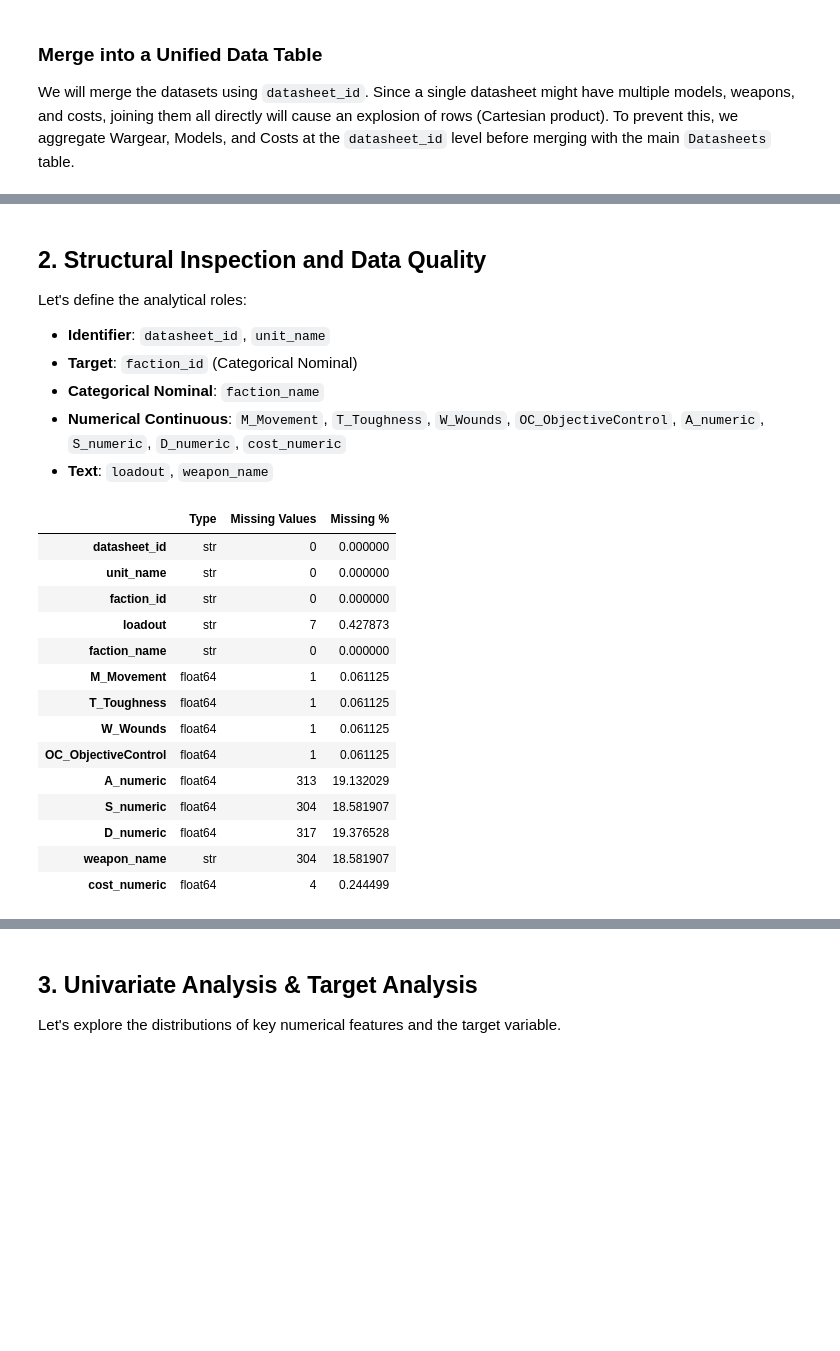
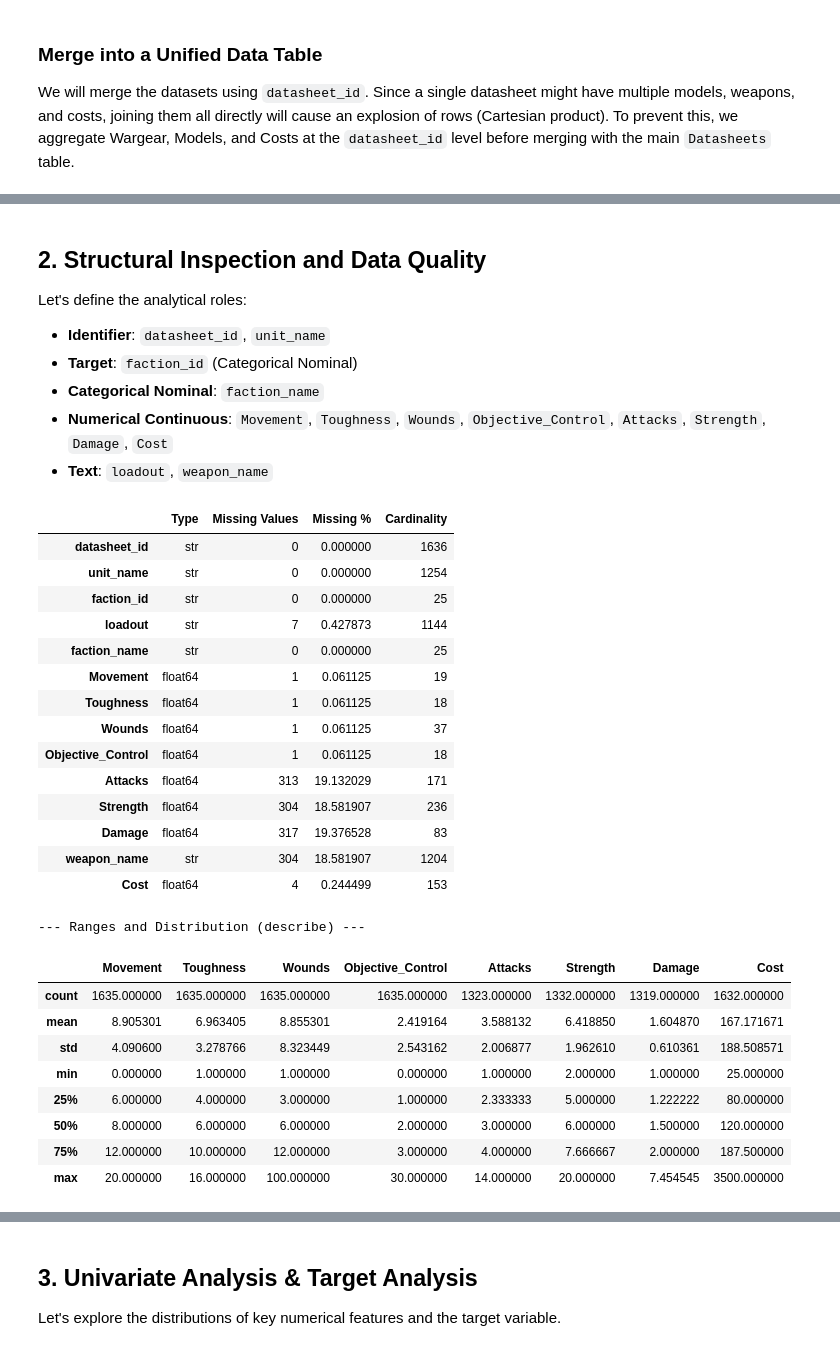
Before and after one commit to JeanJedsonn/Machine_Learning_Parte1V4, a Jupyter notebook: Warhammer40k_EDA.ipynb, the cells around one changed output, grey strips where cells are left out. Saved outputs shown, nothing was run; the diff lists cells and outputs as text; code cells hidden in the pictures; blank space fills up the shorter version.

```diff
--- a/Warhammer40k_EDA.ipynb
+++ b/Warhammer40k_EDA.ipynb
@@ -104,6 +134,18 @@ data = data.merge(models_agg, on='datasheet_id', how='left')
 data = data.merge(wargear_agg, on='datasheet_id', how='left')
 data = data.merge(costs_agg, on='datasheet_id', how='left')
 
+# Rename columns for clarity in plots
+data = data.rename(columns={
+    'M_Movement': 'Movement',
+    'T_Toughness': 'Toughness',
+    'W_Wounds': 'Wounds',
+    'OC_ObjectiveControl': 'Objective_Control',
+    'A_numeric': 'Attacks',
+    'S_numeric': 'Strength',
+    'D_numeric': 'Damage',
+    'cost_numeric': 'Cost'
+})
+
 print(f"Final merged dataset shape: {data.shape}")
 display(data.head())
 # %% [output]
@@ -120,30 +162,44 @@ Let's define the analytical roles:
 - **Identifier**: `datasheet_id`, `unit_name`
 - **Target**: `faction_id` (Categorical Nominal)
 - **Categorical Nominal**: `faction_name`
-- **Numerical Continuous**: `M_Movement`, `T_Toughness`, `W_Wounds`, `OC_ObjectiveControl`, `A_numeric`, `S_numeric`, `D_numeric`, `cost_numeric`
+- **Numerical Continuous**: `Movement`, `Toughness`, `Wounds`, `Objective_Control`, `Attacks`, `Strength`, `Damage`, `Cost`
 - **Text**: `loadout`, `weapon_name`
 # %%
 # Data Types and Missing Values
 quality_df = pd.DataFrame({
     'Type': data.dtypes,
     'Missing Values': data.isnull().sum(),
-    'Missing %': (data.isnull().sum() / len(data)) * 100
+    'Missing %': (data.isnull().sum() / len(data)) * 100,
+    'Cardinality': data.nunique()
 })
 display(quality_df)
+
+print("\n--- Ranges and Distribution (describe) ---")
+display(data.describe())
 # %% [output]
-|  | Type | Missing Values | Missing % |
-| datasheet_id | str | 0 | 0.000000 |
-| unit_name | str | 0 | 0.000000 |
-| faction_id | str | 0 | 0.000000 |
-| loadout | str | 7 | 0.427873 |
-| faction_name | str | 0 | 0.000000 |
-| M_Movement | float64 | 1 | 0.061125 |
-| T_Toughness | float64 | 1 | 0.061125 |
-| W_Wounds | float64 | 1 | 0.061125 |
-| OC_ObjectiveControl | float64 | 1 | 0.061125 |
-| A_numeric | float64 | 313 | 19.132029 |
-| S_numeric | float64 | 304 | 18.581907 |
-| D_numeric | float64 | 317 | 19.376528 |
-| weapon_name | str | 304 | 18.581907 |
-| cost_numeric | float64 | 4 | 0.244499 |
+|  | Type | Missing Values | Missing % | Cardinality |
+| datasheet_id | str | 0 | 0.000000 | 1636 |
+| unit_name | str | 0 | 0.000000 | 1254 |
+| faction_id | str | 0 | 0.000000 | 25 |
+| loadout | str | 7 | 0.427873 | 1144 |
+| faction_name | str | 0 | 0.000000 | 25 |
+| Movement | float64 | 1 | 0.061125 | 19 |
+| Toughness | float64 | 1 | 0.061125 | 18 |
+| Wounds | float64 | 1 | 0.061125 | 37 |
+| Objective_Control | float64 | 1 | 0.061125 | 18 |
+| Attacks | float64 | 313 | 19.132029 | 171 |
+| Strength | float64 | 304 | 18.581907 | 236 |
+| Damage | float64 | 317 | 19.376528 | 83 |
+| weapon_name | str | 304 | 18.581907 | 1204 |
+| Cost | float64 | 4 | 0.244499 | 153 |
+--- Ranges and Distribution (describe) ---
+|  | Movement | Toughness | Wounds | Objective_Control | Attacks | Strength | Damage | Cost |
+| count | 1635.000000 | 1635.000000 | 1635.000000 | 1635.000000 | 1323.000000 | 1332.000000 | 1319.000000 | 1632.000000 |
+| mean | 8.905301 | 6.963405 | 8.855301 | 2.419164 | 3.588132 | 6.418850 | 1.604870 | 167.171671 |
+| std | 4.090600 | 3.278766 | 8.323449 | 2.543162 | 2.006877 | 1.962610 | 0.610361 | 188.508571 |
+| min | 0.000000 | 1.000000 | 1.000000 | 0.000000 | 1.000000 | 2.000000 | 1.000000 | 25.000000 |
+| 25% | 6.000000 | 4.000000 | 3.000000 | 1.000000 | 2.333333 | 5.000000 | 1.222222 | 80.000000 |
+| 50% | 8.000000 | 6.000000 | 6.000000 | 2.000000 | 3.000000 | 6.000000 | 1.500000 | 120.000000 |
+| 75% | 12.000000 | 10.000000 | 12.000000 | 3.000000 | 4.000000 | 7.666667 | 2.000000 | 187.500000 |
+| max | 20.000000 | 16.000000 | 100.000000 | 30.000000 | 14.000000 | 20.000000 | 7.454545 | 3500.000000 |
 # %% [markdown]
```
Also changed, not shown: parts of 13 cells of this notebook, 2 other files.
